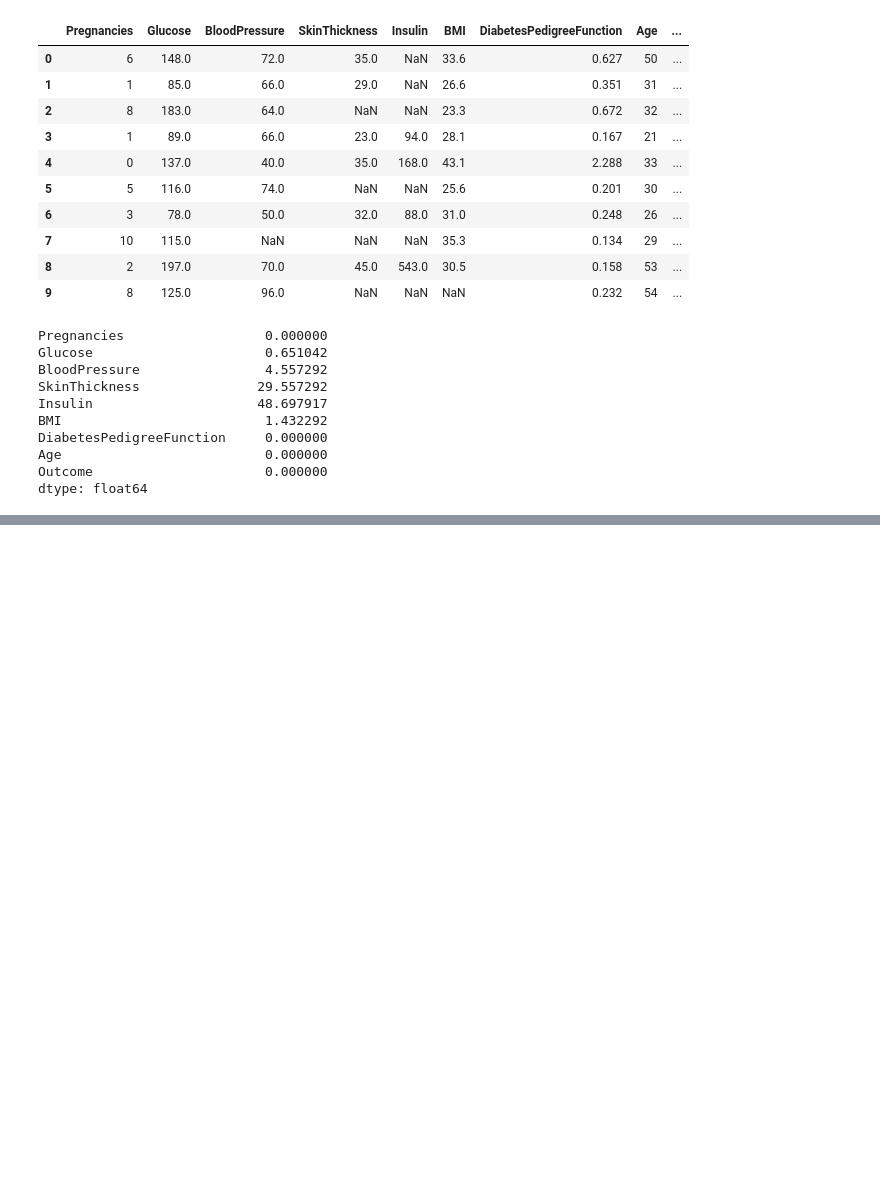
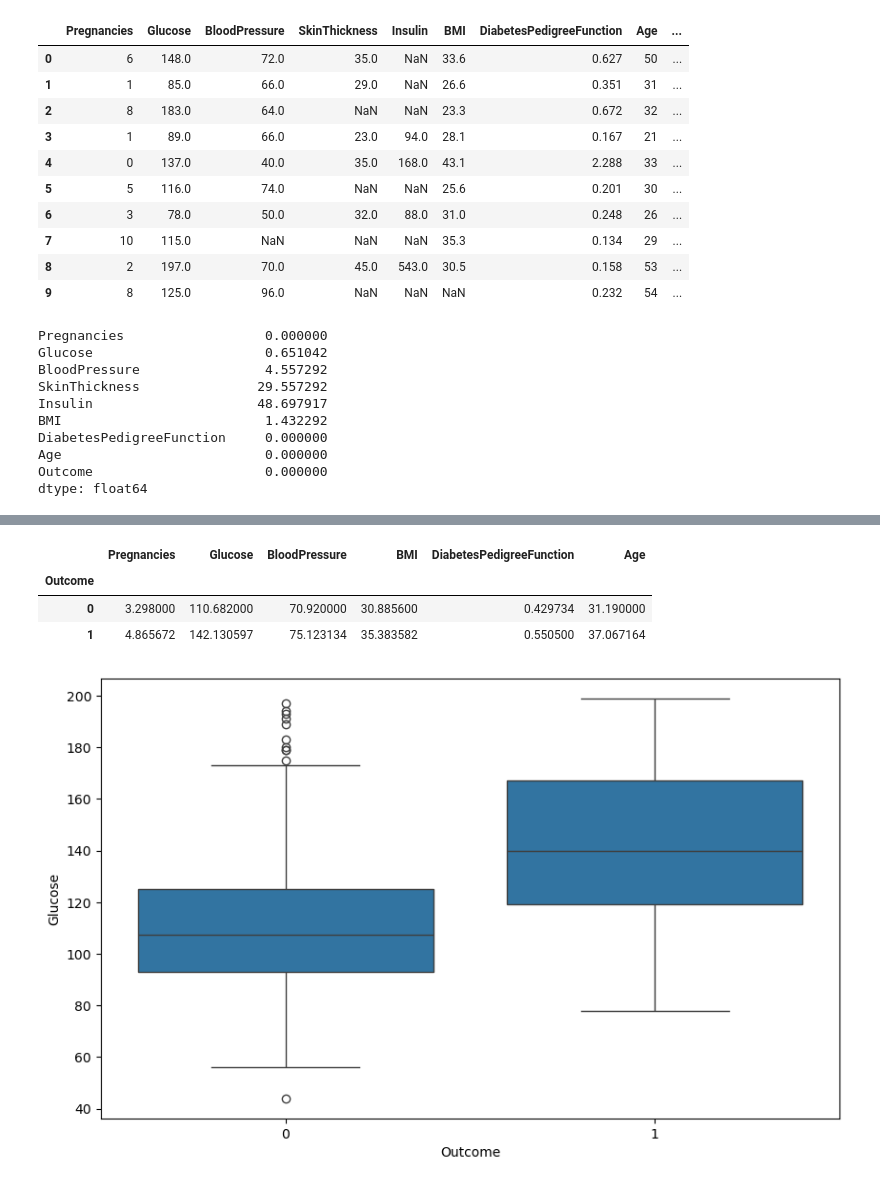
Before and after one commit to Benjaminotuya1/Data_Analysis_Projects, a Jupyter notebook: 02_Diabetes_Prediction/diabetes_prediction.ipynb, the cells around one changed output, grey strips where cells are left out. Cells and saved outputs as stored; diff of their text form; code cells hidden in the pictures; blank space fills up the shorter version.

```diff
--- a/02_Diabetes_Prediction/diabetes_prediction.ipynb
+++ b/02_Diabetes_Prediction/diabetes_prediction.ipynb
@@ -70,3 +70,6 @@ DiabetesPedigreeFunction     0.000000
 Age                          0.000000
 Outcome                      0.000000
 dtype: float64
+# %%
+df.drop(columns=['SkinThickness', 'Insulin'], inplace=True)
+df.head(10)
@@ -72,0 +105,2 @@ dtype: float64
+# %%
+df[['Glucose', 'BloodPressure', 'BMI']]= df[['Glucose', 'BloodPressure', 'BMI']].fillna(df[['Glucose', 'BloodPressure', 'BMI']].median())
@@ -72,0 +118,7 @@ dtype: float64
+# %%
+df.groupby('Outcome').mean()
+# %% [output]
+|  | Pregnancies | Glucose | BloodPressure | BMI | DiabetesPedigreeFunction | Age |
+| Outcome |  |  |  |  |  |  |
+| 0 | 3.298000 | 110.682000 | 70.920000 | 30.885600 | 0.429734 | 31.190000 |
+| 1 | 4.865672 | 142.130597 | 75.123134 | 35.383582 | 0.550500 | 37.067164 |
@@ -72,0 +128,5 @@ dtype: float64
+# %%
+plt.figure(figsize=(10, 6))
+sns.boxplot(data=df, x='Outcome', y='Glucose');
+# %% [output]
+[figure, added]
```
Also changed, not shown: parts of 4 cells of this notebook, 1 other file.
